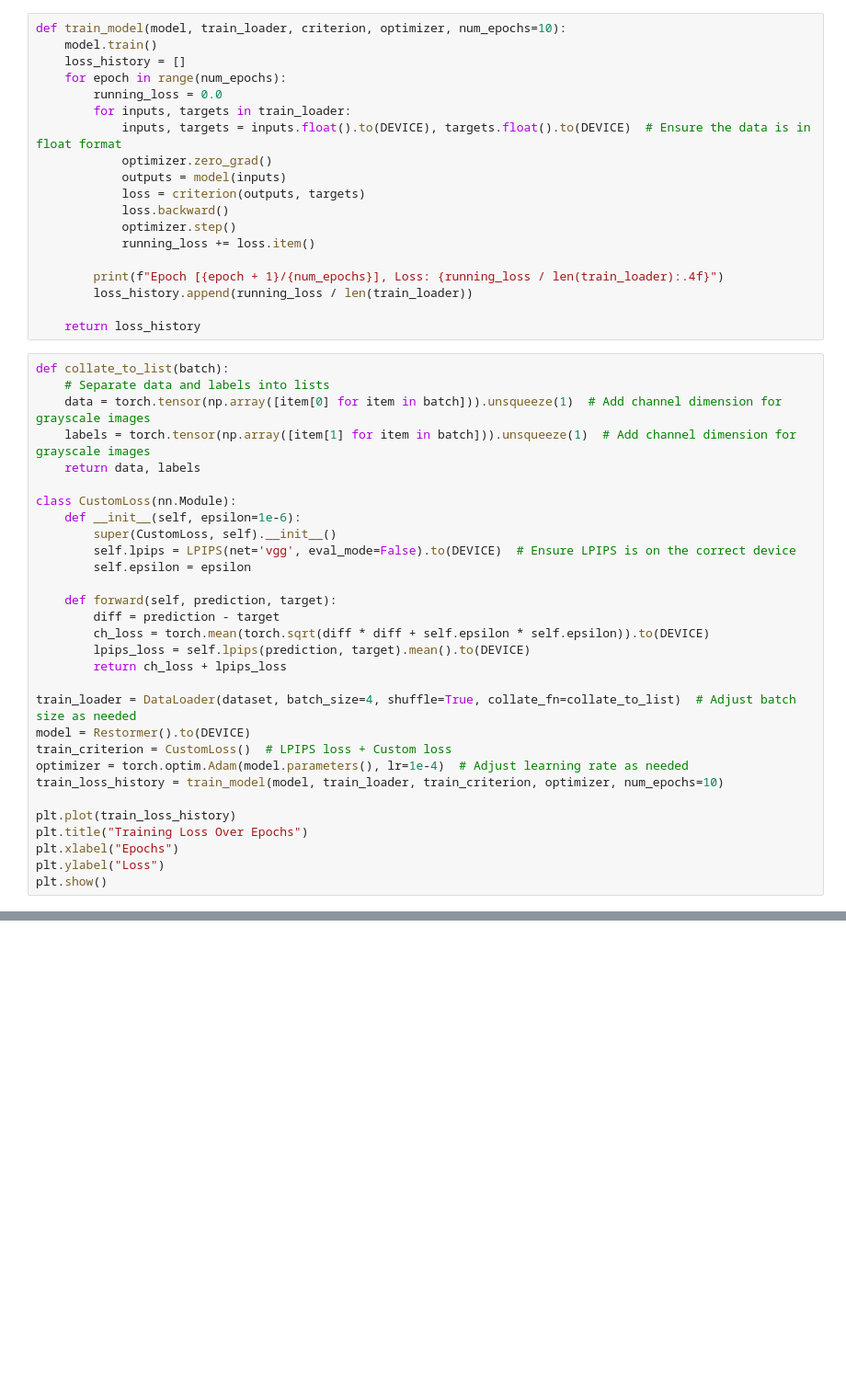
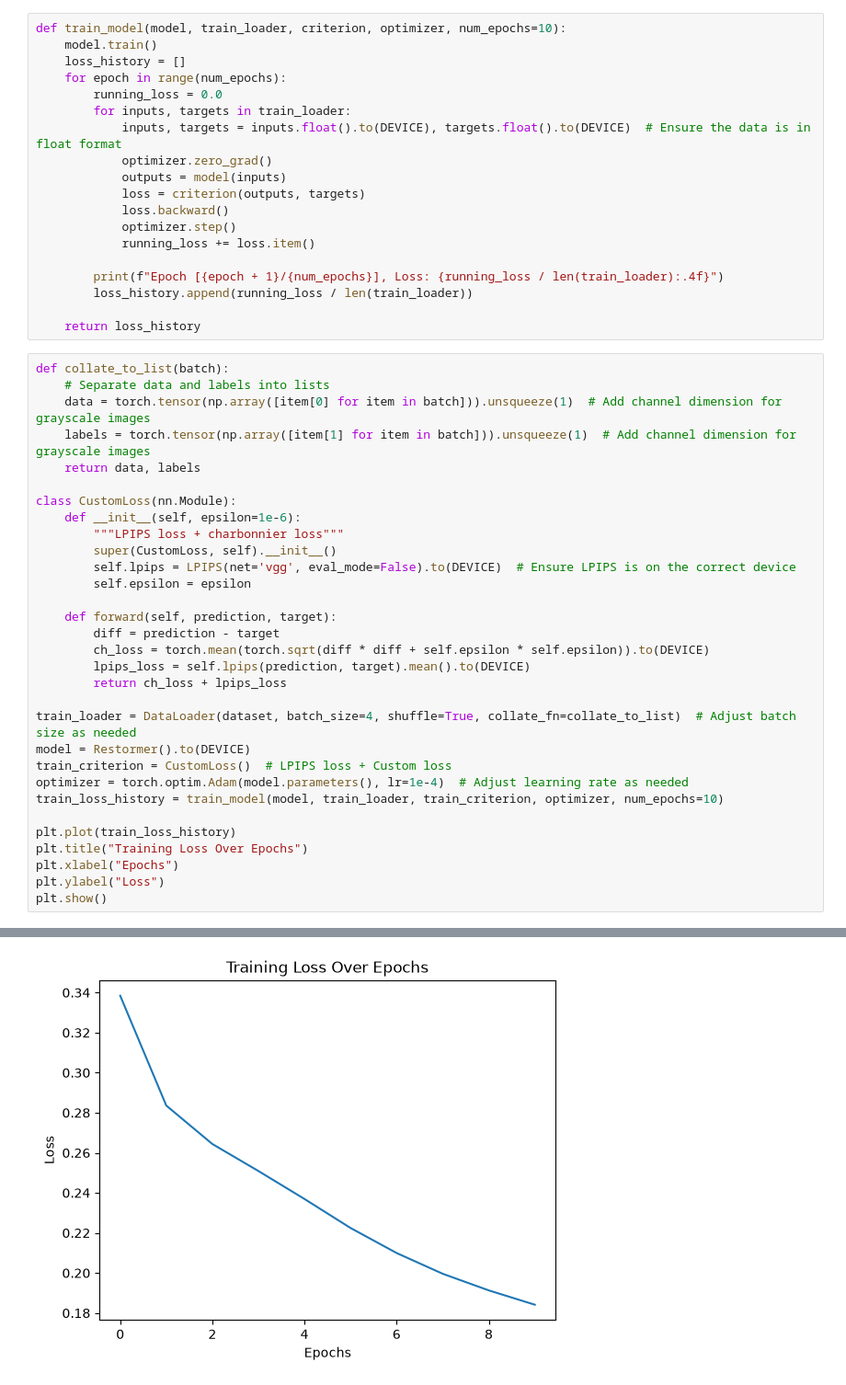
Before and after one commit to eklipse18/kla_hackathon, a Jupyter notebook: scripts/baseline.ipynb, the cells around one changed output, grey strips where cells are left out. Shown at 92% size. Saved outputs shown, nothing was run; the diff lists cells and outputs as text; blank space fills up the shorter version.

```diff
--- a/scripts/baseline.ipynb
+++ b/scripts/baseline.ipynb
@@ -195,6 +195,7 @@ def collate_to_list(batch):
 
 class CustomLoss(nn.Module):
     def __init__(self, epsilon=1e-6):
+        """LPIPS loss + charbonnier loss"""
         super(CustomLoss, self).__init__()
         self.lpips = LPIPS(net='vgg', eval_mode=False).to(DEVICE)  # Ensure LPIPS is on the correct device
         self.epsilon = epsilon
@@ -221,0 +233 @@ Loading model from: /home/vivaan/workingfolder/college/epoch/kla_hackathon/.venv
+[figure, added]
```
Also changed, not shown: parts of 2 cells of this notebook, 1 other file.
